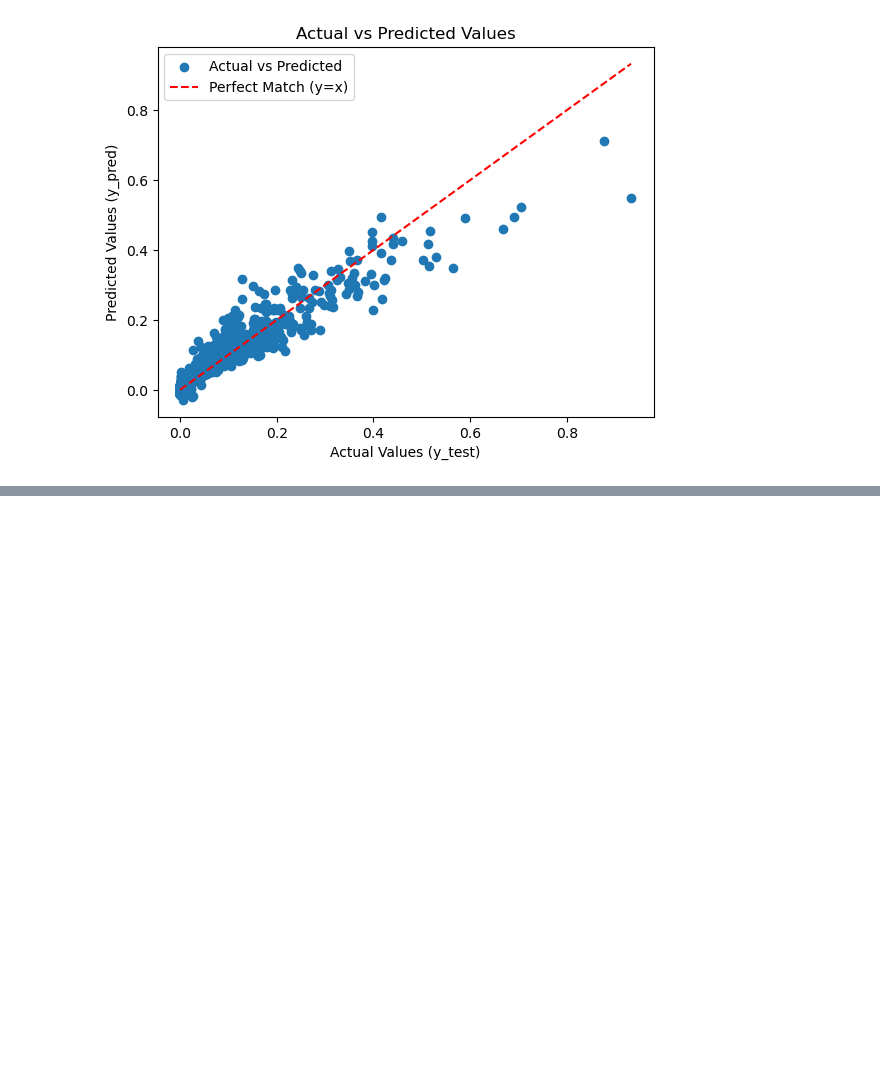
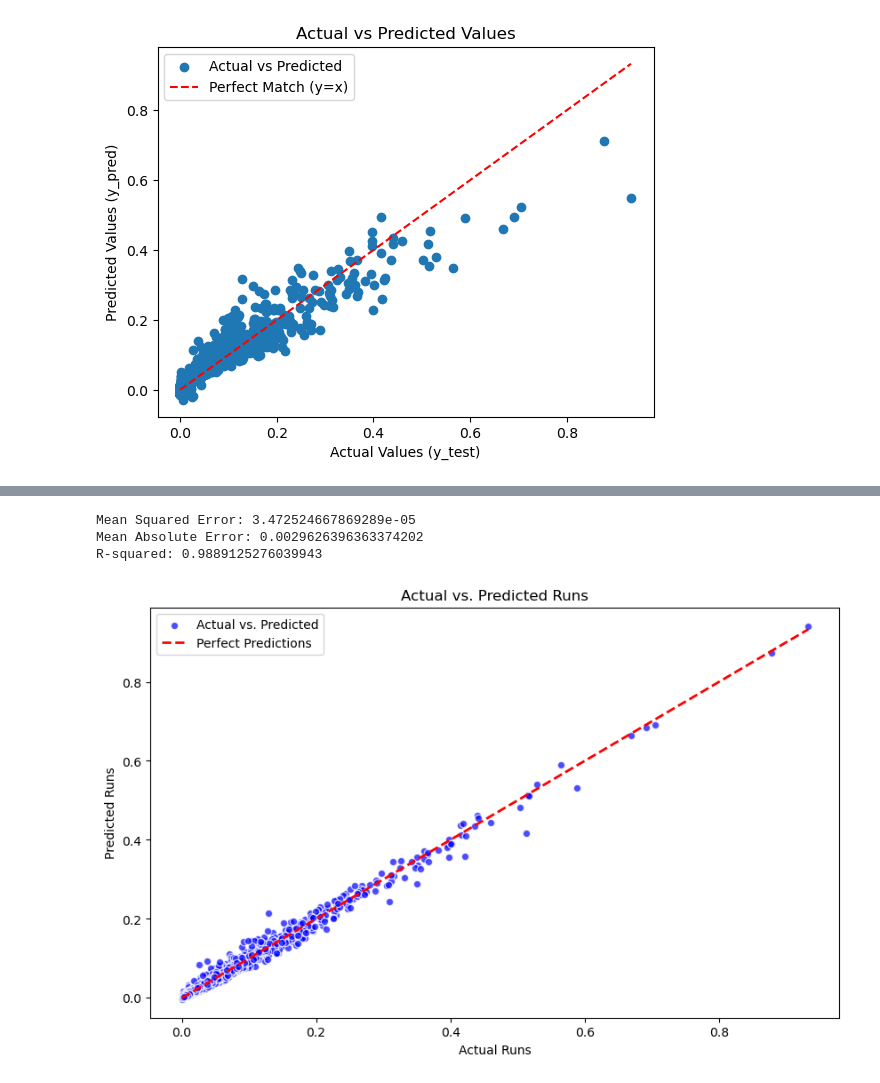
Before and after one commit to Fahadw9/data-science-project, a Jupyter notebook: Cricket_Analysis.ipynb, the cells around one changed output, grey strips where cells are left out. Cells and saved outputs as stored; diff of their text form; code cells hidden in the pictures; blank space fills up the shorter version.

Commit message:
Added 3 regression models

```diff
--- a/Cricket_Analysis.ipynb
+++ b/Cricket_Analysis.ipynb
@@ -311,0 +402,55 @@ plt.show()
+# %%
+df = pd.read_csv("./Cleaned-Cricket-Dataset.csv")
+
+# Assuming df is your DataFrame with the dataset
+# Features: Matches, Innings, In-At Number, Average, Centuries
+X = df[['Matches', 'Innings', 'In-At Number', 'Average', 'Centuries']]
+# Target variable: Runs
+y = df['Runs']
+
+# Split the data into training and testing sets
+X_train, X_test, y_train, y_test = train_test_split(X, y, test_size=0.2, random_state=42)
+
+# Choose a regression model (Linear Regression in this case)
+model = LinearRegression()
+
+# Train the model
+model.fit(X_train, y_train)
+
+# Make predictions
+predictions = model.predict(X_test)
+
+# Evaluate the model
+mse = mean_squared_error(y_test, predictions)
+mae = mean_absolute_error(y_test, predictions)
+r2 = r2_score(y_test, predictions)
+
+print(f'Mean Squared Error: {mse}')
+print(f'Mean Absolute Error: {mae}')
+print(f'R-squared: {r2}')
+
+y_pred = predictions
+# %% [output]
+Mean Squared Error: 3.472524667869289e-05
+Mean Absolute Error: 0.0029626396363374202
+R-squared: 0.9889125276039943
+# %%
+import matplotlib.pyplot as plt
+import seaborn as sns
+
+# Visualize the actual vs. predicted runs
+plt.figure(figsize=(10, 6))
+
+# Scatter plot of actual vs. predicted runs
+plt.scatter(y_test, y_pred, alpha=0.7, color='blue', edgecolors='w', label='Actual vs. Predicted')
+
+# Diagonal line for reference (perfect predictions)
+plt.plot([min(y_test), max(y_test)], [min(y_test), max(y_test)], linestyle='--', color='red', linewidth=2, label='Perfect Predictions')
+
+plt.title('Actual vs. Predicted Runs')
+plt.xlabel('Actual Runs')
+plt.ylabel('Predicted Runs')
+plt.legend()
+plt.show()
+# %% [output]
+[figure, added]
```
Also changed, not shown: parts of 6 cells of this notebook.
